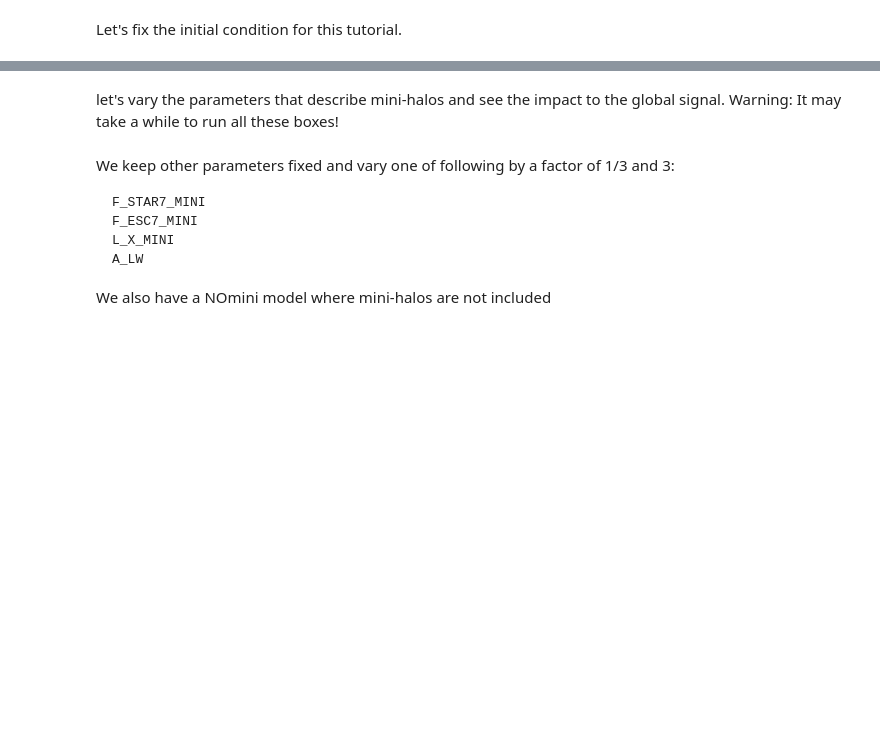
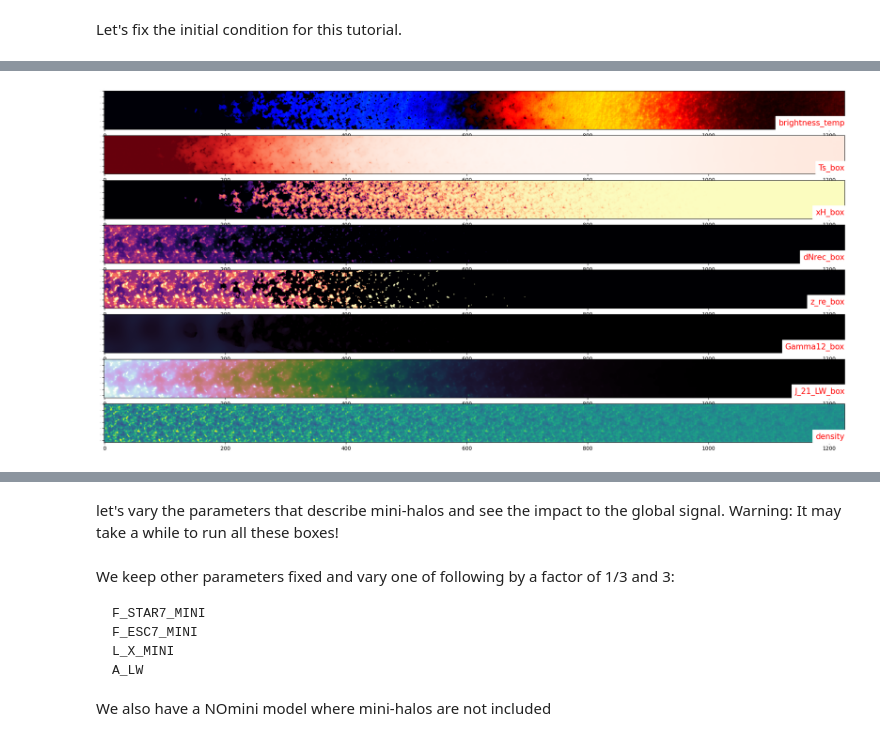
Before and after one commit to 21cmfast/21cmFAST, a Jupyter notebook: docs/tutorials/relative_velocities.ipynb, the cells around one changed output, grey strips where cells are left out. Cells and saved outputs as stored; diff of their text form; code cells hidden in the pictures; blank space fills up the shorter version.

```diff
--- a/docs/tutorials/relative_velocities.ipynb
+++ b/docs/tutorials/relative_velocities.ipynb
@@ -142,44 +129,30 @@ flag_options_fid_vavg.update({"FIX_VCB_AVG": True})
 # %%
-ZMIN = 5.0
-
-lightcone_fid_vcb = p21c.run_lightcone(
-    redshift=ZMIN,
-    init_box=initial_conditions,
-    flag_options=flag_options_fid,
-    astro_params=astro_params_vcb,
-    lightcone_quantities=lightcone_quantities,
-    global_quantities=lightcone_quantities,
-    random_seed=random_seed,
-    direc=output_dir,
-    write=True,  # , regenerate=True
-)
-
-
 fig, axs = plt.subplots(
     len(lightcone_quantities), 1, figsize=(20, 10)
-)  # (getattr(lightcone_fid_vcb, lightcone_quantities[0]).shape[2]*0.01,
-# getattr(lightcone_fid_vcb, lightcone_quantities[0]).shape[1]*0.01*len(lightcone_quantities)))
+)
 for ii, lightcone_quantity in enumerate(lightcone_quantities):
     axs[ii].imshow(
-        getattr(lightcone_fid_vcb, lightcone_quantity)[1],
+        lightcone_fid_vcb.lightcones[lightcone_quantity][1],
         vmin=vmins[ii],
         vmax=vmaxs[ii],
         cmap=cmaps[ii],
     )
     axs[ii].text(
         1,
         0.05,
         lightcone_quantity,
         horizontalalignment="right",
         verticalalignment="bottom",
         transform=axs[ii].transAxes,
         color="red",
         backgroundcolor="white",
         fontsize=15,
     )
     axs[ii].xaxis.set_tick_params(labelsize=10)
     axs[ii].yaxis.set_tick_params(labelsize=0)
 plt.tight_layout()
 fig.subplots_adjust(hspace=0.01)
+# %% [output]
+[figure, added]
 # %%
 # also run one without velocities and with fixed vcb=vavg (for comparison)
```
Also changed, not shown: parts of 21 cells of this notebook, 3 other files.
